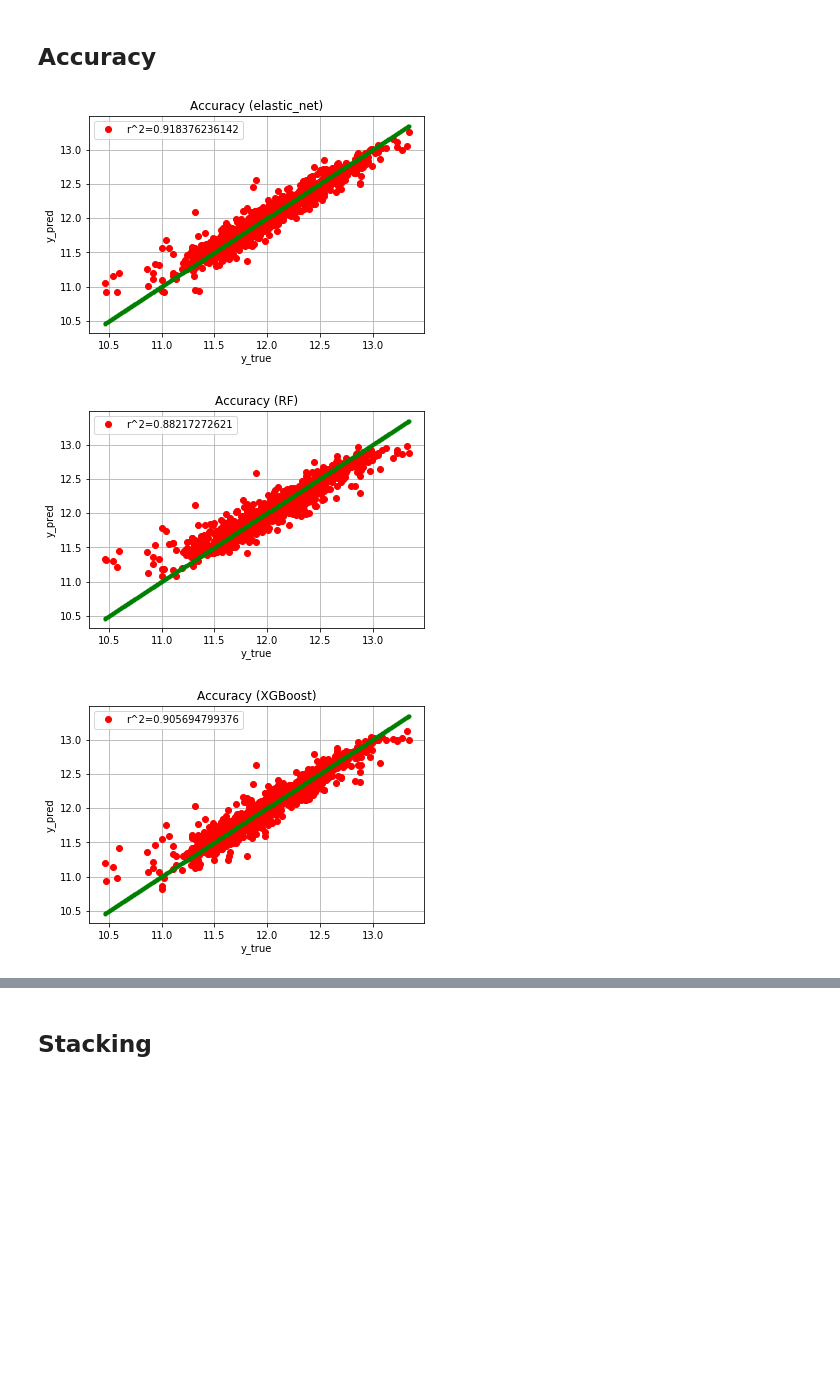
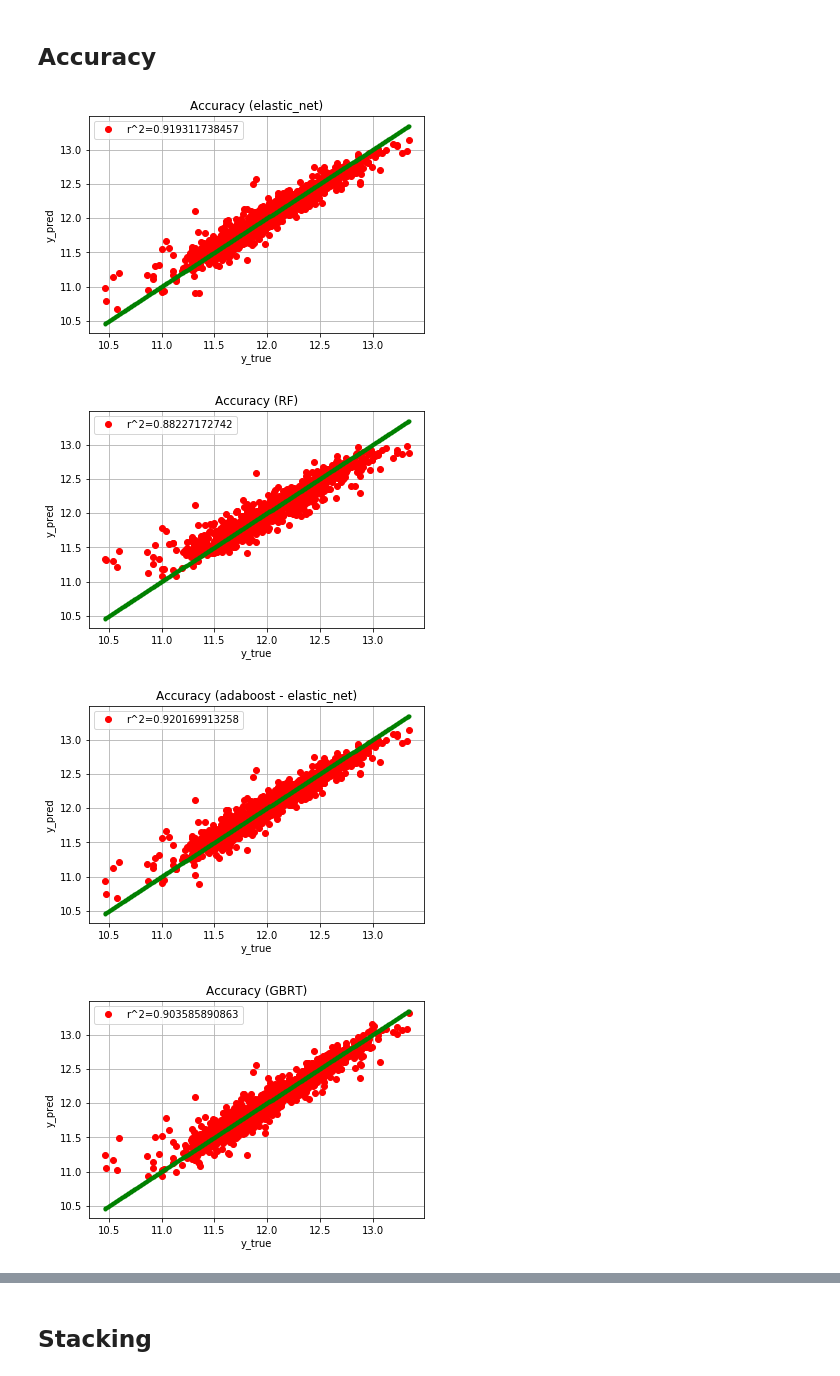
Before and after one commit to antoinecollas/KAGGLE_HOUSE_PRICES, a Jupyter notebook: script/KAGGLE HOUSE PRICES.ipynb, the cells around one changed output, grey strips where cells are left out. Drawn from its saved outputs; the diff is of its cells as text; code cells hidden in the pictures; blank space fills up the shorter version.

```diff
--- a/script/KAGGLE HOUSE PRICES.ipynb
+++ b/script/KAGGLE HOUSE PRICES.ipynb
@@ -358,4 +535,4 @@ param_dist = {
     "cache_size": [5000],
 }
 model = SVR()
-optimize_hyperparameters_random(model, param_dist, 100, X_train, y_train.values.ravel(), n_jobs=-1)
+#optimize_hyperparameters_random(model, param_dist, 100, X_train, y_train.values.ravel(), n_jobs=-1)
@@ -377,7 +552,7 @@ param_dist = {
     "cache_size": [5000],
 }
 model = SVR()
-optimize_hyperparameters_random(model, param_dist, 100, X_train, y_train.values.ravel())
+#optimize_hyperparameters_random(model, param_dist, 100, X_train, y_train.values.ravel())
 # %%
 svm = SVR(C=6322, degree=2, cache_size=5000, epsilon=0.29799211072674692, kernel='poly', shrinking=False)
 score(svm, X_train, y_train.values.ravel()) #0.248
@@ -392,4 +568,4 @@ param_dist = {
     "shrinking": [False, True],
     "cache_size": [5000],
 }
-optimize_random_hyperparameters_SVR(param_dist, 100, X_train, y_train.values.ravel())
+#optimize_random_hyperparameters_SVR(param_dist, 100, X_train, y_train.values.ravel())
@@ -484,6 +652,18 @@ title = "Learning Curves (RF)"
 cv = ShuffleSplit(n_splits=10, test_size=0.2, random_state=0)
 plot_learning_curve(random_forest, title, X_train, y_train, cv=cv, n_jobs=-1)
 
+title = "Learning Curves (ada_boost - elastic_net)"
+cv = ShuffleSplit(n_splits=10, test_size=0.2, random_state=0)
+plot_learning_curve(ada_boost, title, X_train, y_train, cv=cv, n_jobs=-1)
+
+title = "Learning Curves (GBRT)"
+cv = ShuffleSplit(n_splits=10, test_size=0.2, random_state=0)
+plot_learning_curve(GBRT, title, X_train, y_train, cv=cv, n_jobs=-1)
+
+title = "Learning Curves (ada_boost - GBRT)"
+cv = ShuffleSplit(n_splits=10, test_size=0.2, random_state=0)
+plot_learning_curve(ada_boost_GBRT, title, X_train, y_train, cv=cv, n_jobs=-1)
+
 title = "Learning Curves (XGBoost)"
 cv = ShuffleSplit(n_splits=10, test_size=0.2, random_state=0)
 plot_learning_curve(XGBoost, title, X_train, y_train, cv=cv, n_jobs=1)
@@ -526,21 +712,28 @@ def plot_accuracy(model, title, X_train, y_train, n_jobs=-1):
 # %%
 title = "Accuracy (Ridge)"
 #plot_accuracy(ridge, title, X_train, y_train, n_jobs=-1)
 
 title = "Accuracy (elastic_net)"
 plot_accuracy(elastic_net, title, X_train, y_train, n_jobs=-1)
 
 title = "Accuracy (RF)"
 plot_accuracy(random_forest, title, X_train, y_train, n_jobs=-1)
 
+title = "Accuracy (adaboost - elastic_net)"
+plot_accuracy(ada_boost, title, X_train, y_train, n_jobs=-1)
+
+title = "Accuracy (GBRT)"
+plot_accuracy(GBRT, title, X_train, y_train, n_jobs=1)
+
 title = "Accuracy (XGBoost)"
 plot_accuracy(XGBoost, title, X_train, y_train, n_jobs=1)
 
 title = "Accuracy (SVM, linear kernel)"
 #plot_accuracy(svm_linear, title, X_train, y_train, n_jobs=-1)
 
 plt.show()
 # %% [output]
-[figure, old version]
+[figure, new version]
 [figure]
-[figure, old version]
+[figure, new version]
+[figure, added]
```
Also changed, not shown: parts of 46 cells of this notebook, 8 other files.
